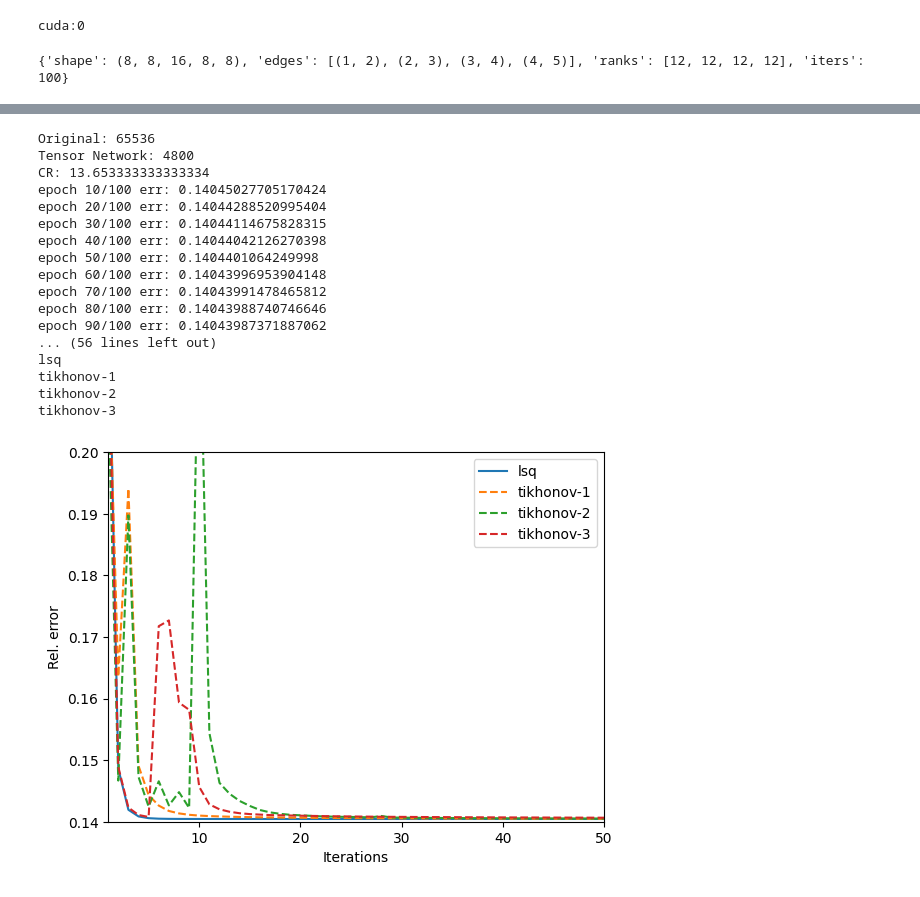
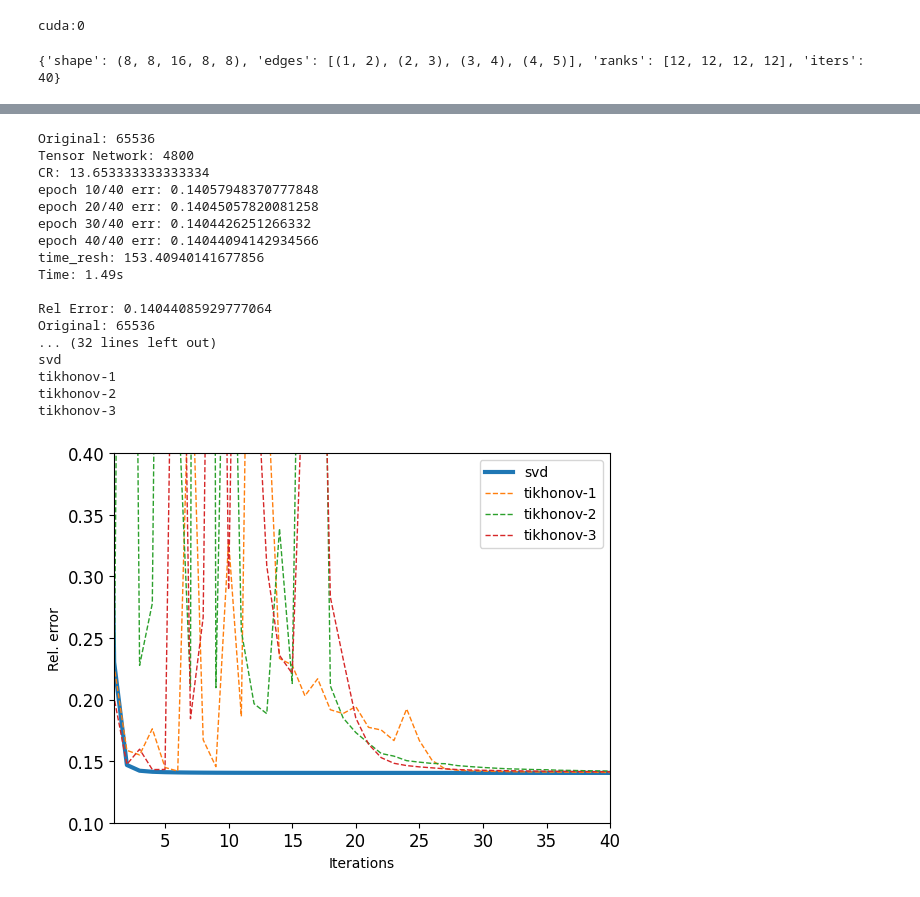
Before and after one commit to BinarySandia04/TFG, a Jupyter notebook: test_tikhonov.ipynb, the cells around one changed output, grey strips where cells are left out. Cells and saved outputs as stored; diff of their text form; code cells hidden in the pictures.

```diff
--- a/test_tikhonov.ipynb
+++ b/test_tikhonov.ipynb
@@ -15,7 +15,7 @@ data = [
         "shape": (8, 8, 16, 8, 8),
         "edges": [(1, 2), (2, 3), (3, 4), (4, 5)],
         "ranks": [12, 12, 12, 12],
-        "iters": 100
+        "iters": 40
     }
 ]
 
@@ -68,7 +68,7 @@ for d in data:
     plt.clf()
 
     graph_data = {}
-    graph_data["lsq"] = {"data": graph[1]}
+    graph_data["svd"] = {"data": graph[1]}
 
     print("Rel Error: " + str(rel_err))
 
@@ -126,17 +126,27 @@ for d in data:
             f.write("Iters: " + str(d["iters"]) + "\n")
             f.write(f"Time: {elapsed_time:.2f}s" + "\n")
         del ntn
+    SMALL_SIZE = 8
+    MEDIUM_SIZE = 10
+    BIGGER_SIZE = 12
 
+    plt.rc('font', size=SMALL_SIZE)          # controls default text sizes
+    plt.rc('axes', titlesize=SMALL_SIZE)     # fontsize of the axes title
+    plt.rc('axes', labelsize=MEDIUM_SIZE)    # fontsize of the x and y labels
+    plt.rc('xtick', labelsize=BIGGER_SIZE)    # fontsize of the tick labels
+    plt.rc('ytick', labelsize=BIGGER_SIZE)    # fontsize of the tick labels
+    plt.rc('legend', fontsize=MEDIUM_SIZE)    # legend fontsize
+    plt.rc('figure', titlesize=BIGGER_SIZE)  # fontsize of the figure title
     # Print graph
-    plt.ylim(0.14, 0.2)
-    plt.xlim(1, 50)
+    plt.ylim(0.1, 0.4)
+    plt.xlim(1, 40)
     # plt.xticks(range(0, 100, 10))
     for k in graph_data.keys():
         print(k)
         if 'tikhonov' in k:
-            plt.plot(graph_data[k]["data"], label=k, linestyle='dashed')
+            plt.plot(graph_data[k]["data"], label=k, linestyle='dashed', linewidth=1)
         else:
-            plt.plot(graph_data[k]["data"], label=k)
+            plt.plot(graph_data[k]["data"], label=k, linewidth=3)
     plt.xlabel("Iterations")
     plt.ylabel("Rel. error")
     plt.legend()
@@ -145,4 +155,4 @@ for d in data:
 
     i += 1
 # %% [output]
-{'shape': (8, 8, 16, 8, 8), 'edges': [(1, 2), (2, 3), (3, 4), (4, 5)], 'ranks': [12, 12, 12, 12], 'iters': 100}
+{'shape': (8, 8, 16, 8, 8), 'edges': [(1, 2), (2, 3), (3, 4), (4, 5)], 'ranks': [12, 12, 12, 12], 'iters': 40}
@@ -150,18 +160,18 @@ for d in data:
 Original: 65536
 Tensor Network: 4800
 CR: 13.653333333333334
-epoch 10/100 err: 0.14045027705170424
-epoch 20/100 err: 0.14044288520995404
-epoch 30/100 err: 0.14044114675828315
-epoch 40/100 err: 0.14044042126270398
-epoch 50/100 err: 0.1404401064249998
-epoch 60/100 err: 0.14043996953904148
-epoch 70/100 err: 0.14043991478465812
-epoch 80/100 err: 0.14043988740746646
-epoch 90/100 err: 0.14043987371887062
-... (56 lines left out)
-lsq
+epoch 10/40 err: 0.14057948370777848
+epoch 20/40 err: 0.14045057820081258
+epoch 30/40 err: 0.1404426251266332
+epoch 40/40 err: 0.14044094142934566
+time_resh: 153.40940141677856
+Time: 1.49s
+
+Rel Error: 0.14044085929777064
+Original: 65536
+... (32 lines left out)
+svd
 tikhonov-1
 tikhonov-2
 tikhonov-3
-[figure, old version]
+[figure, new version]
```
Also changed, not shown: parts of 1 cell of this notebook, 23 other files.
